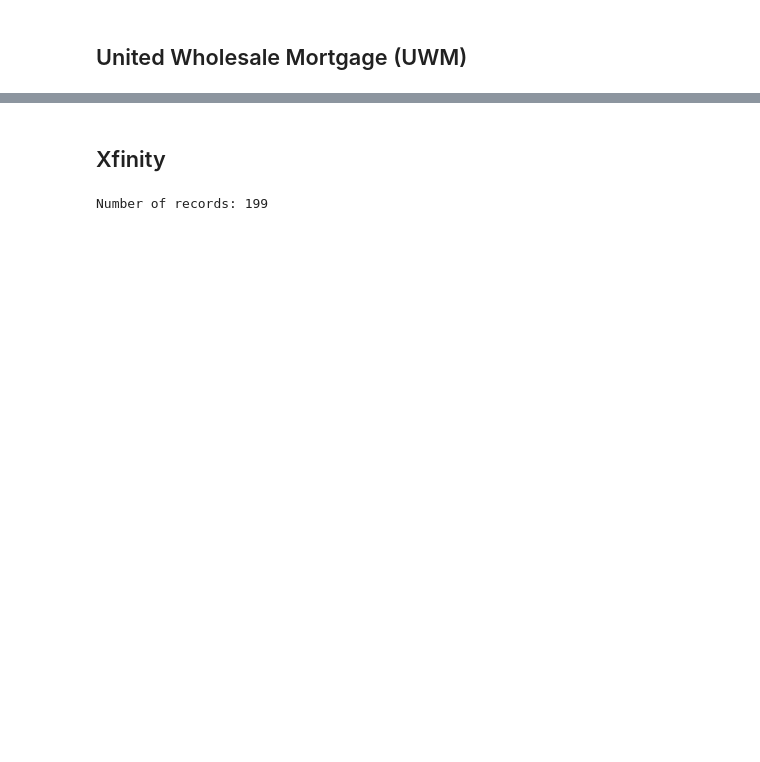
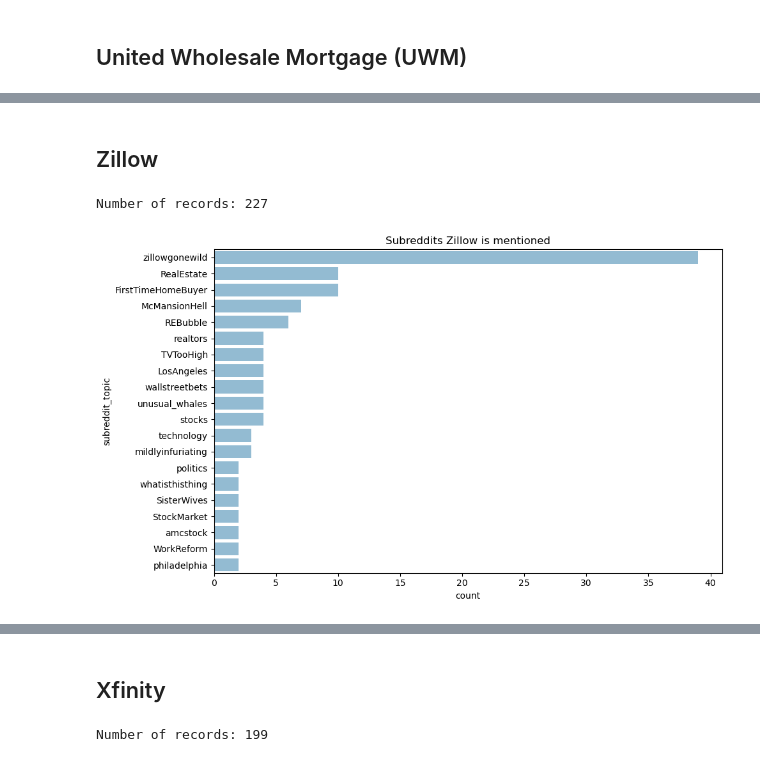
Before and after one commit to aserban13/SIADS699-Capstone, a Jupyter notebook: notebooks/0_data_collection/0_identify_subreddits_to_pull.ipynb, the cells around one changed output, grey strips where cells are left out. Cells and saved outputs as stored; diff of their text form; code cells hidden in the pictures; blank space fills up the shorter version.

```diff
--- a/notebooks/0_data_collection/0_identify_subreddits_to_pull.ipynb
+++ b/notebooks/0_data_collection/0_identify_subreddits_to_pull.ipynb
@@ -296,0 +297,8 @@ highlight_visuals(loan_depot_grouped , highlight_subreddits=loan_depot_highlight
+# %% [markdown]
+## Zillow
+# %%
+search_query = "Zillow"
+zillow_df, zillow_grouped = create_visuals(search_query_input = search_query, normalize_setting=False)
+# %% [output]
+Number of records: 227
+[figure, added]
```
Also changed, not shown: parts of 26 cells of this notebook, 13 other files.
